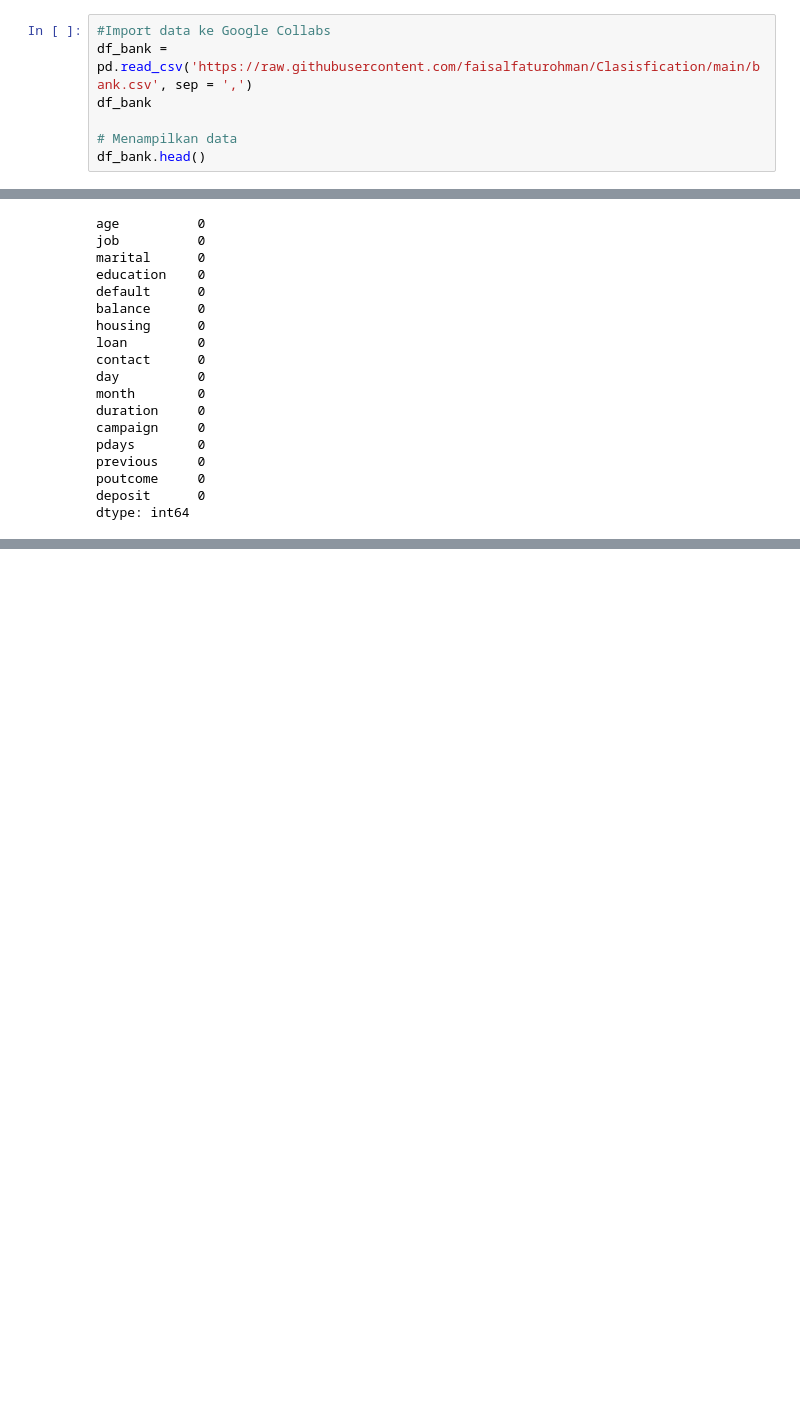
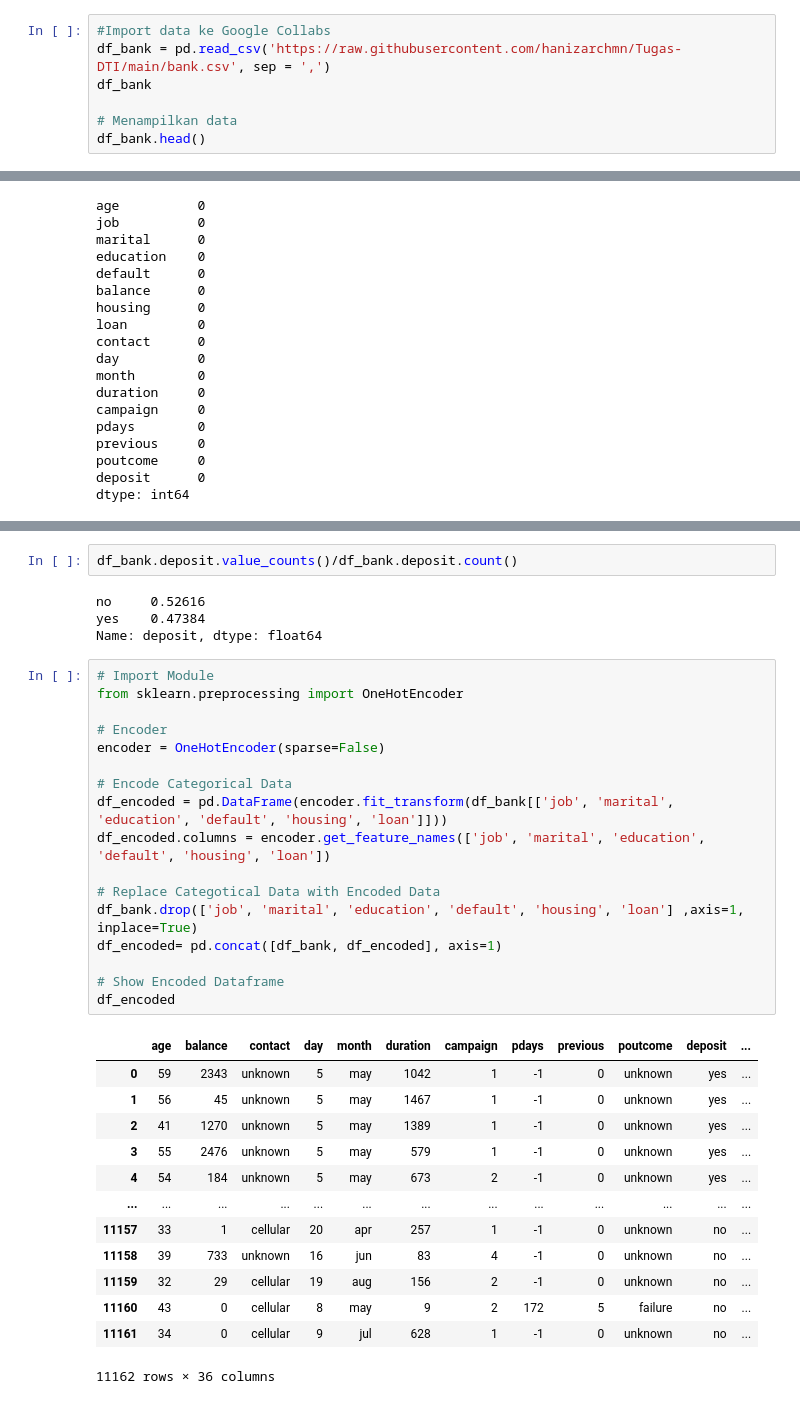
Before and after one commit to hanizarchmn/MLR-Multiple-Linear-Regression-, a Jupyter notebook: Classification_(Bank_Marketing_Dataset).ipynb, the cells around one changed output, grey strips where cells are left out. Saved outputs shown, nothing was run; the diff lists cells and outputs as text; blank space fills up the shorter version.

```diff
--- a/Classification_(Bank_Marketing_Dataset).ipynb
+++ b/Classification_(Bank_Marketing_Dataset).ipynb
@@ -44,6 +48,6 @@ from sklearn.preprocessing import LabelEncoder
 # %%
 #Import data ke Google Collabs
-df_bank = pd.read_csv('https://raw.githubusercontent.com/faisalfaturohman/Clasisfication/main/bank.csv', sep = ',')
+df_bank = pd.read_csv('https://raw.githubusercontent.com/hanizarchmn/Tugas-DTI/main/bank.csv', sep = ',')
 df_bank
 
 # Menampilkan data
@@ -115,0 +142,37 @@ dtype: int64
+# %%
+df_bank.deposit.value_counts()/df_bank.deposit.count()
+# %% [output]
+no     0.52616
+yes    0.47384
+Name: deposit, dtype: float64
+# %%
+# Import Module
+from sklearn.preprocessing import OneHotEncoder
+
+# Encoder
+encoder = OneHotEncoder(sparse=False)
+
+# Encode Categorical Data
+df_encoded = pd.DataFrame(encoder.fit_transform(df_bank[['job', 'marital', 'education', 'default', 'housing', 'loan']]))
+df_encoded.columns = encoder.get_feature_names(['job', 'marital', 'education', 'default', 'housing', 'loan'])
+
+# Replace Categotical Data with Encoded Data
+df_bank.drop(['job', 'marital', 'education', 'default', 'housing', 'loan'] ,axis=1, inplace=True)
+df_encoded= pd.concat([df_bank, df_encoded], axis=1)
+
+# Show Encoded Dataframe
+df_encoded
+# %% [output]
+|  | age | balance | contact | day | month | duration | campaign | pdays | previous | poutcome | deposit | ... |
+| 0 | 59 | 2343 | unknown | 5 | may | 1042 | 1 | -1 | 0 | unknown | yes | ... |
+| 1 | 56 | 45 | unknown | 5 | may | 1467 | 1 | -1 | 0 | unknown | yes | ... |
+| 2 | 41 | 1270 | unknown | 5 | may | 1389 | 1 | -1 | 0 | unknown | yes | ... |
+| 3 | 55 | 2476 | unknown | 5 | may | 579 | 1 | -1 | 0 | unknown | yes | ... |
+| 4 | 54 | 184 | unknown | 5 | may | 673 | 2 | -1 | 0 | unknown | yes | ... |
+| ... | ... | ... | ... | ... | ... | ... | ... | ... | ... | ... | ... | ... |
+| 11157 | 33 | 1 | cellular | 20 | apr | 257 | 1 | -1 | 0 | unknown | no | ... |
+| 11158 | 39 | 733 | unknown | 16 | jun | 83 | 4 | -1 | 0 | unknown | no | ... |
+| 11159 | 32 | 29 | cellular | 19 | aug | 156 | 2 | -1 | 0 | unknown | no | ... |
+| 11160 | 43 | 0 | cellular | 8 | may | 9 | 2 | 172 | 5 | failure | no | ... |
+| 11161 | 34 | 0 | cellular | 9 | jul | 628 | 1 | -1 | 0 | unknown | no | ... |
+11162 rows × 36 columns
```
Also changed, not shown: parts of 8 cells of this notebook.
